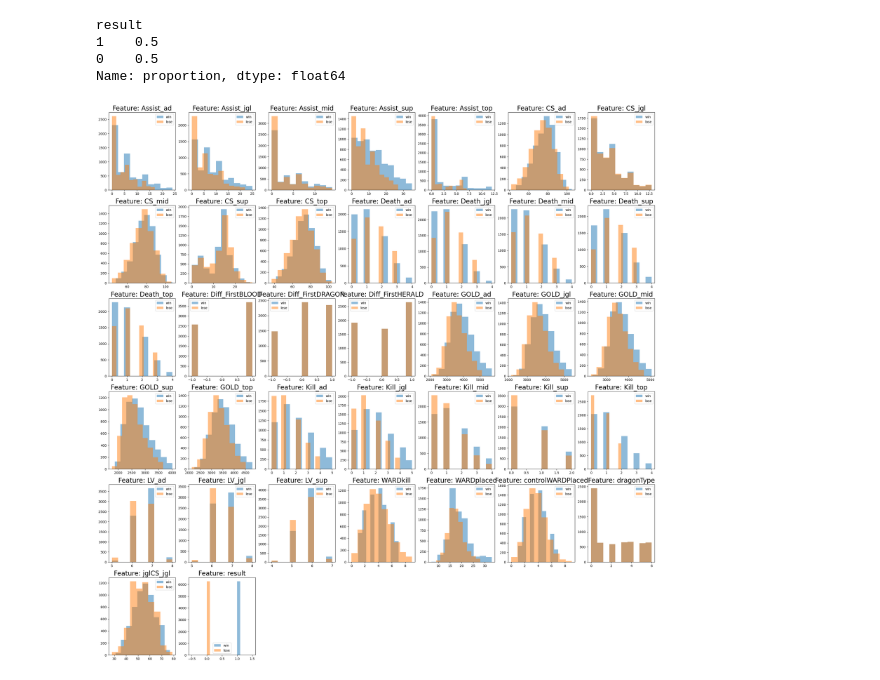
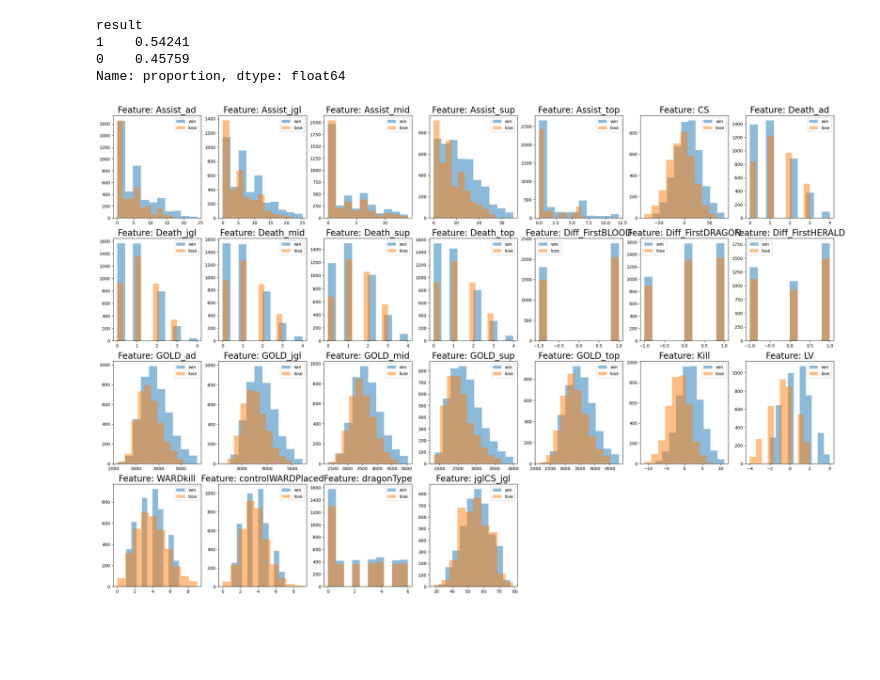
Before and after one commit to LOLresultPrediction/LOL-MachineLearning, a Jupyter notebook: dataPreprocessing/randomForest.ipynb, the cells around one changed output. Saved outputs shown, nothing was run; the diff lists cells and outputs as text; code cells hidden in the pictures; blank space fills up the shorter version.

```diff
--- a/dataPreprocessing/randomForest.ipynb
+++ b/dataPreprocessing/randomForest.ipynb
@@ -12,5 +12,8 @@ from sklearn.ensemble import GradientBoostingClassifier as GBC # 그래디언트
 # 모델 평가를 위한 metrics
 from sklearn.metrics import accuracy_score, precision_score, recall_score, f1_score, ConfusionMatrixDisplay
 # %%
-Grandmaster = pd.read_csv('../Dataset/perMinuteDataset/10min/GRANDMASTER.csv')
+# tier = 'PLATINUM'
+# min = 10
+# df = pd.read_csv(f'../Dataset/perMinuteDataset/{min}min/{tier}.csv')
+df = pd.read_csv('../Dataset/perMinuteDataset/10min/GRANDMASTER.csv')
 # %%
@@ -60,0 +63,23 @@ lose_Grandmaster = lose_Grandmaster.rename(columns={f'{colName}_controlWARDPlace
+# %%
+def mergeCol(colName):
+    global win_df, lose_df
+    win_df[colName] = (win_df[f'{colName}_ad']+win_df[f'{colName}_top']+win_df[f'{colName}_jgl']+win_df[f'{colName}_mid']+win_df[f'{colName}_sup'])
+    lose_df[colName] = (lose_df[f'{colName}_ad']+lose_df[f'{colName}_top']+lose_df[f'{colName}_jgl']+lose_df[f'{colName}_mid']+lose_df[f'{colName}_sup'])
+    win_df= win_df.drop([f'{colName}_ad', f'{colName}_top', f'{colName}_jgl', f'{colName}_mid', f'{colName}_sup'],axis=1)
+    lose_df= lose_df.drop([f'{colName}_ad', f'{colName}_top', f'{colName}_jgl', f'{colName}_mid', f'{colName}_sup'],axis=1)
+    return win_df, lose_df
+
+win_df, lose_df = mergeCol('LV')
+win_df, lose_df = mergeCol('Kill')
+# win_df, lose_df = mergeCol('Death')
+win_df, lose_df = mergeCol('CS')
+
+win_df['LV'] = win_df['LV']-lose_df['LV']
+lose_df['LV'] = win_df['LV']*-1
+win_df['Kill'] = win_df['Kill'] - lose_df['Kill']
+lose_df['Kill'] = win_df['Kill']*-1
+# win_df['Death'] = win_df['Death'] - lose_df['Death']
+# lose_df['Death'] = win_df['Death']*-1
+win_df['CS'] = win_df['CS'] - lose_df['CS']
+lose_df['CS'] = win_df['CS']*-1
+win_df.head()
@@ -85,13 +124,11 @@ def remove_outlier(input_data):
 # %%
-# boxplot_vis(win_Grandmaster, 'win_Grandmaster')
-# boxplot_vis(lose_Grandmaster,'lose_Grandmaster')
-win_prep = remove_outlier(win_Grandmaster)
+win_prep = remove_outlier(win_df)
 # win_prep.isnull().sum()
-# win_prep.dropna(axis = 0, how = 'any', inplace = True)
+win_prep.dropna(axis = 0, how = 'any', inplace = True)
 # print(f"이상치 포함된 승리 데이터 비율: {round((len(win_Grandmaster) - len(win_prep))*100/len(win_Grandmaster), 2)}%")
-lose_prep = remove_outlier(lose_Grandmaster)
+lose_prep = remove_outlier(lose_df)
 # lose_prep.isnull().sum()
-# lose_prep.dropna(axis = 0, how = 'any', inplace = True)
+lose_prep.dropna(axis = 0, how = 'any', inplace = True)
 # print(f"이상치 포함된 패배 데이터 비율: {round((len(lose_Grandmaster) - len(lose_prep))*100/len(lose_Grandmaster), 2)}%")
 win_prep['result'] = 1
 lose_prep['result'] = 0
@@ -99,29 +136,29 @@ data = pd.concat([win_prep, lose_prep], axis=0)
 data.result.value_counts(normalize=True)
 # %% [output]
 result
-1    0.5
-0    0.5
+1    0.54241
+0    0.45759
 Name: proportion, dtype: float64
 # %%
 # 설명변수 선정
-x = data[data.columns.difference(['target'])]
+x = data[data.columns.difference(['result'])]
 # 설명변수명 리스트
 feature_name = x.columns
 plt.figure(figsize=(30, 30))
 for col_idx in range(len(feature_name)):
     # 6행 2열 서브플롯에 각 feature 박스플롯 시각화
     plt.subplot(6, 7, col_idx+1)
     # 레드 와인에 해당하는 데이터 histogram 시각화
     plt.hist(data[data["result"] == 1][feature_name[col_idx]], label = "win", alpha = 0.5)
     # 화이트 와인에 해당하는 데이터 histogram 시각화
     plt.hist(data[data["result"] == 0][feature_name[col_idx]], label = "lose", alpha = 0.5)
     plt.legend()
     # 그래프 타이틀: feature name
     plt.title("Feature: "+ feature_name[col_idx], fontsize = 20)
 plt.savefig('../figure/relationship.png')
 plt.show()
 # %% [output]
-[figure, old version]
+[figure, new version]
 # %%
 # 표준 스케일러(평균 0, 분산 1)
 scaler = StandardScaler()
```
Also changed, not shown: parts of 12 cells of this notebook, 9 other files.
